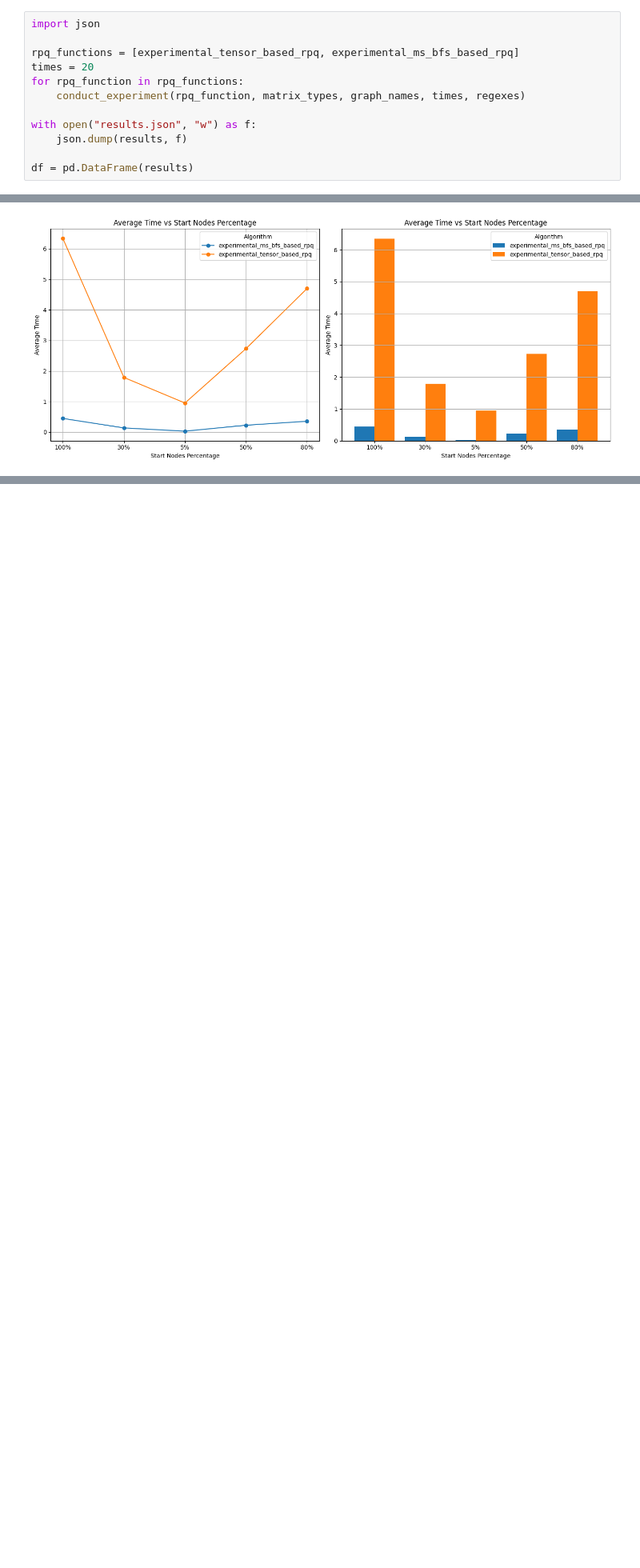
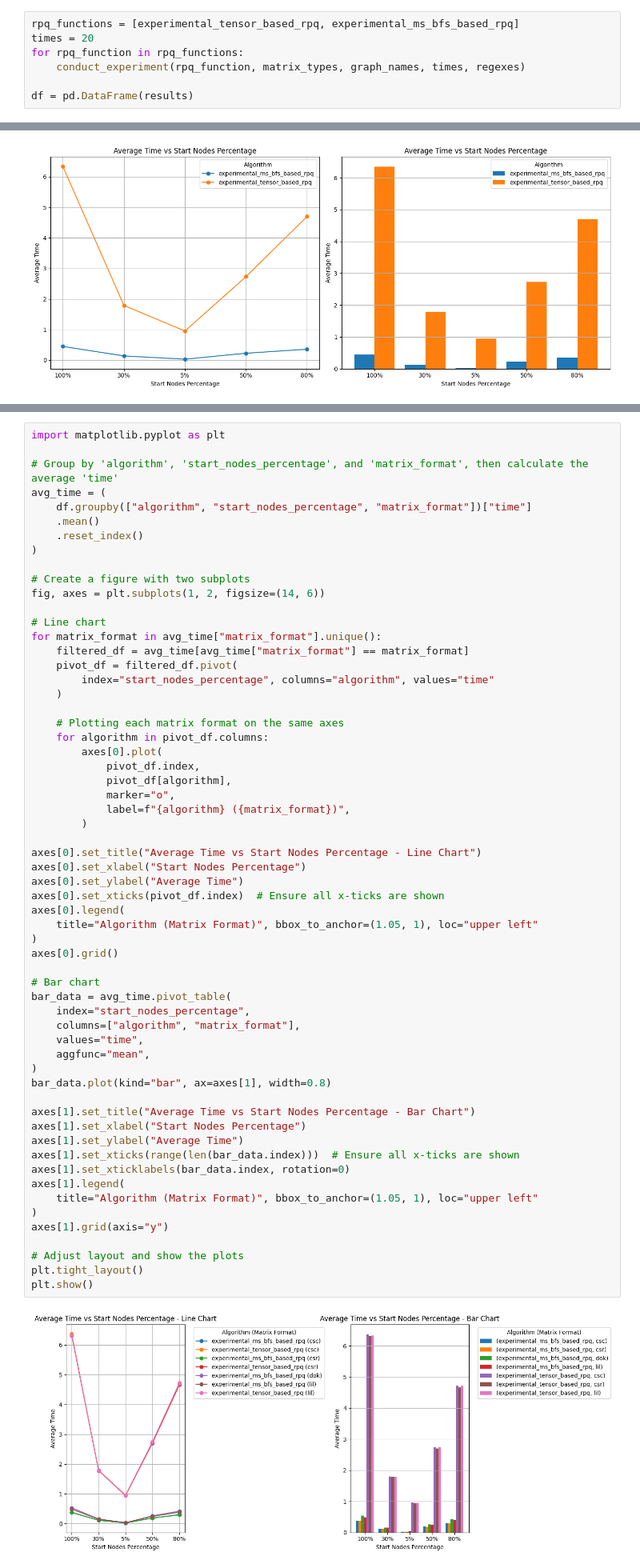
Before and after one commit to AlexShmak/formal-lang-course, a Jupyter notebook: project/experiment.ipynb, the cells around one changed output, grey strips where cells are left out. Shown at 80% size. Drawn from its saved outputs; the diff is of its cells as text; blank space fills up the shorter version.

```diff
--- a/project/experiment.ipynb
+++ b/project/experiment.ipynb
@@ -207,14 +246,9 @@ def conduct_experiment(rpq_function, matrix_types, graph_names, times, regexes):
                             f"{graph_name} | {rpq_function.__name__} | {percentage * 100}% | ({regex}) | {matrix_type.__name__} | {elapsed_time / times:.3f}"
                         )
 # %%
-import json
-
 rpq_functions = [experimental_tensor_based_rpq, experimental_ms_bfs_based_rpq]
 times = 20
 for rpq_function in rpq_functions:
     conduct_experiment(rpq_function, matrix_types, graph_names, times, regexes)
 
-with open("results.json", "w") as f:
-    json.dump(results, f)
-
 df = pd.DataFrame(results)
@@ -405,0 +329,62 @@ plt.show()
+# %%
+import matplotlib.pyplot as plt
+
+# Group by 'algorithm', 'start_nodes_percentage', and 'matrix_format', then calculate the average 'time'
+avg_time = (
+    df.groupby(["algorithm", "start_nodes_percentage", "matrix_format"])["time"]
+    .mean()
+    .reset_index()
+)
+
+# Create a figure with two subplots
+fig, axes = plt.subplots(1, 2, figsize=(14, 6))
+
+# Line chart
+for matrix_format in avg_time["matrix_format"].unique():
+    filtered_df = avg_time[avg_time["matrix_format"] == matrix_format]
+    pivot_df = filtered_df.pivot(
+        index="start_nodes_percentage", columns="algorithm", values="time"
+    )
+
+    # Plotting each matrix format on the same axes
+    for algorithm in pivot_df.columns:
+        axes[0].plot(
+            pivot_df.index,
+            pivot_df[algorithm],
+            marker="o",
+            label=f"{algorithm} ({matrix_format})",
+        )
+
+axes[0].set_title("Average Time vs Start Nodes Percentage - Line Chart")
+axes[0].set_xlabel("Start Nodes Percentage")
+axes[0].set_ylabel("Average Time")
+axes[0].set_xticks(pivot_df.index)  # Ensure all x-ticks are shown
+axes[0].legend(
+    title="Algorithm (Matrix Format)", bbox_to_anchor=(1.05, 1), loc="upper left"
+)
+axes[0].grid()
+
+# Bar chart
+bar_data = avg_time.pivot_table(
+    index="start_nodes_percentage",
+    columns=["algorithm", "matrix_format"],
+    values="time",
+    aggfunc="mean",
+)
+bar_data.plot(kind="bar", ax=axes[1], width=0.8)
+
+axes[1].set_title("Average Time vs Start Nodes Percentage - Bar Chart")
+axes[1].set_xlabel("Start Nodes Percentage")
+axes[1].set_ylabel("Average Time")
+axes[1].set_xticks(range(len(bar_data.index)))  # Ensure all x-ticks are shown
+axes[1].set_xticklabels(bar_data.index, rotation=0)
+axes[1].legend(
+    title="Algorithm (Matrix Format)", bbox_to_anchor=(1.05, 1), loc="upper left"
+)
+axes[1].grid(axis="y")
+
+# Adjust layout and show the plots
+plt.tight_layout()
+plt.show()
+# %% [output]
+[figure, added]
```
Also changed, not shown: parts of 21 cells of this notebook.
